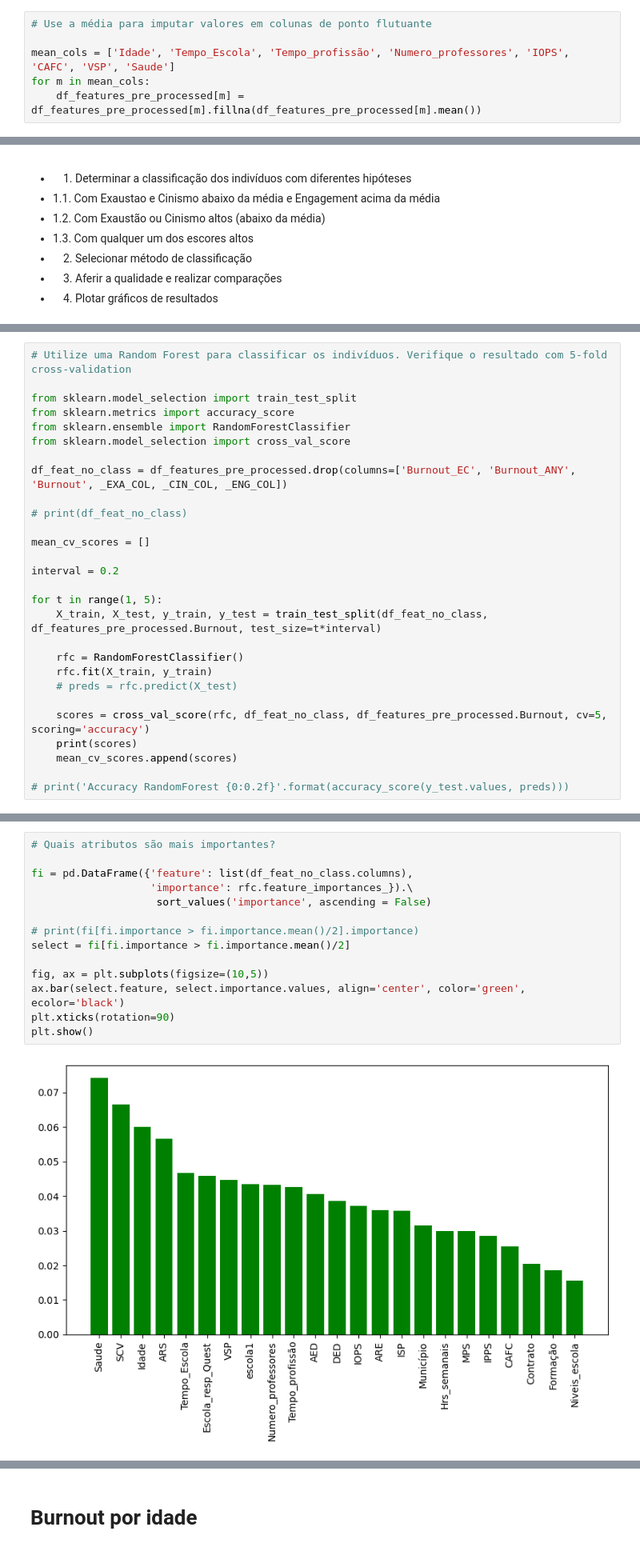
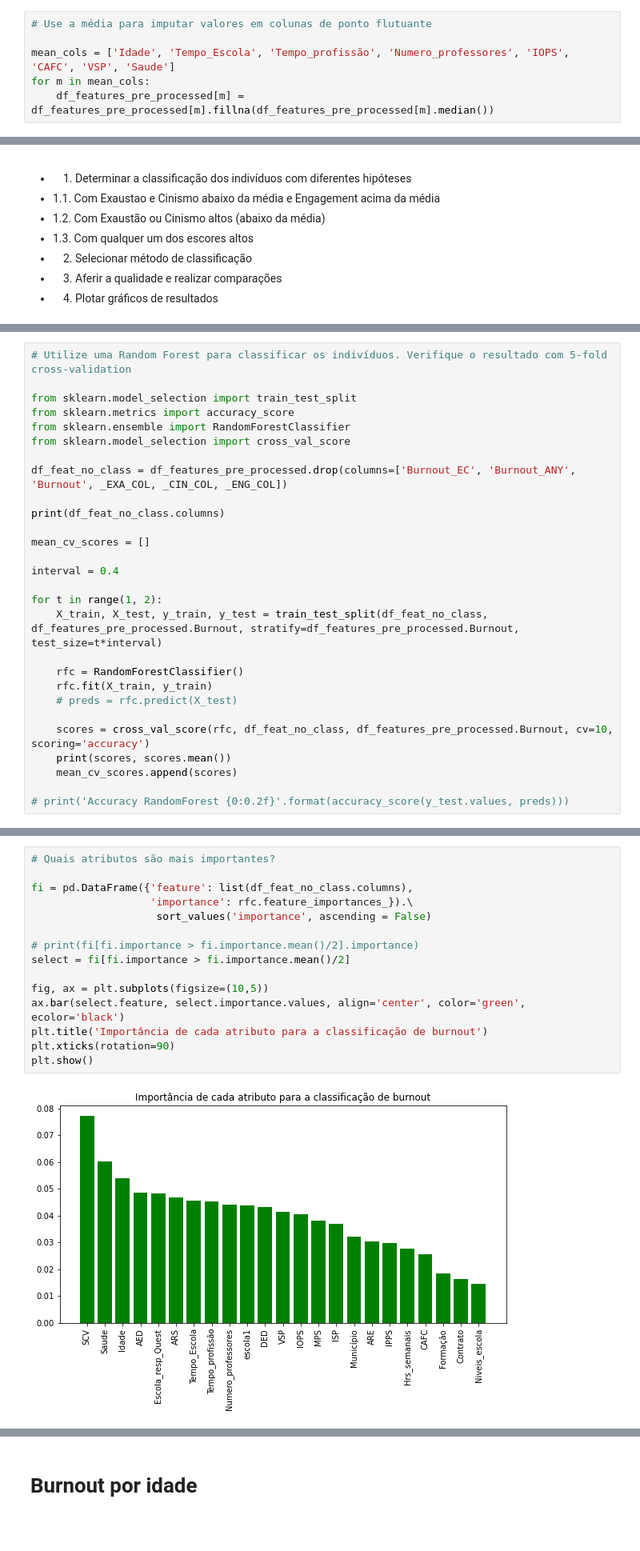
Before and after one commit to ralphrass/burnout, a Jupyter notebook: BurnoutReloaded.ipynb, the cells around one changed output, grey strips where cells are left out. Shown at 80% size. Drawn from its saved outputs; the diff is of its cells as text; blank space fills up the shorter version.

```diff
--- a/BurnoutReloaded.ipynb
+++ b/BurnoutReloaded.ipynb
@@ -169,7 +169,7 @@ for m in mode_cols:
 
 mean_cols = ['Idade', 'Tempo_Escola', 'Tempo_profissão', 'Numero_professores', 'IOPS', 'CAFC', 'VSP', 'Saude']
 for m in mean_cols:
-    df_features_pre_processed[m] = df_features_pre_processed[m].fillna(df_features_pre_processed[m].mean())
+    df_features_pre_processed[m] = df_features_pre_processed[m].fillna(df_features_pre_processed[m].median())
 # %%
 # Sobraram valores ausentes?
 
@@ -269,21 +318,21 @@ from sklearn.model_selection import cross_val_score
 
 df_feat_no_class = df_features_pre_processed.drop(columns=['Burnout_EC', 'Burnout_ANY', 'Burnout', _EXA_COL, _CIN_COL, _ENG_COL])
 
-# print(df_feat_no_class)
+print(df_feat_no_class.columns)
 
 mean_cv_scores = []
 
-interval = 0.2
+interval = 0.4
 
-for t in range(1, 5):
-    X_train, X_test, y_train, y_test = train_test_split(df_feat_no_class, df_features_pre_processed.Burnout, test_size=t*interval)
+for t in range(1, 2):
+    X_train, X_test, y_train, y_test = train_test_split(df_feat_no_class, df_features_pre_processed.Burnout, stratify=df_features_pre_processed.Burnout, test_size=t*interval)
 
     rfc = RandomForestClassifier()
     rfc.fit(X_train, y_train)
     # preds = rfc.predict(X_test)
 
-    scores = cross_val_score(rfc, df_feat_no_class, df_features_pre_processed.Burnout, cv=5, scoring='accuracy')
-    print(scores)
+    scores = cross_val_score(rfc, df_feat_no_class, df_features_pre_processed.Burnout, cv=10, scoring='accuracy')
+    print(scores, scores.mean())
     mean_cv_scores.append(scores)
 
 # print('Accuracy RandomForest {0:0.2f}'.format(accuracy_score(y_test.values, preds)))
@@ -295,16 +366,17 @@ for t in range(1, 5):
 # %%
 # Quais atributos são mais importantes?
 
 fi = pd.DataFrame({'feature': list(df_feat_no_class.columns),
                    'importance': rfc.feature_importances_}).\
                     sort_values('importance', ascending = False)
 
 # print(fi[fi.importance > fi.importance.mean()/2].importance)
 select = fi[fi.importance > fi.importance.mean()/2]
 
 fig, ax = plt.subplots(figsize=(10,5))
 ax.bar(select.feature, select.importance.values, align='center', color='green', ecolor='black')
+plt.title('Importância de cada atributo para a classificação de burnout')
 plt.xticks(rotation=90)
 plt.show()
 # %% [output]
-[figure, old version]
+[figure, new version]
```
Also changed, not shown: parts of 18 cells of this notebook, 2 other files.
